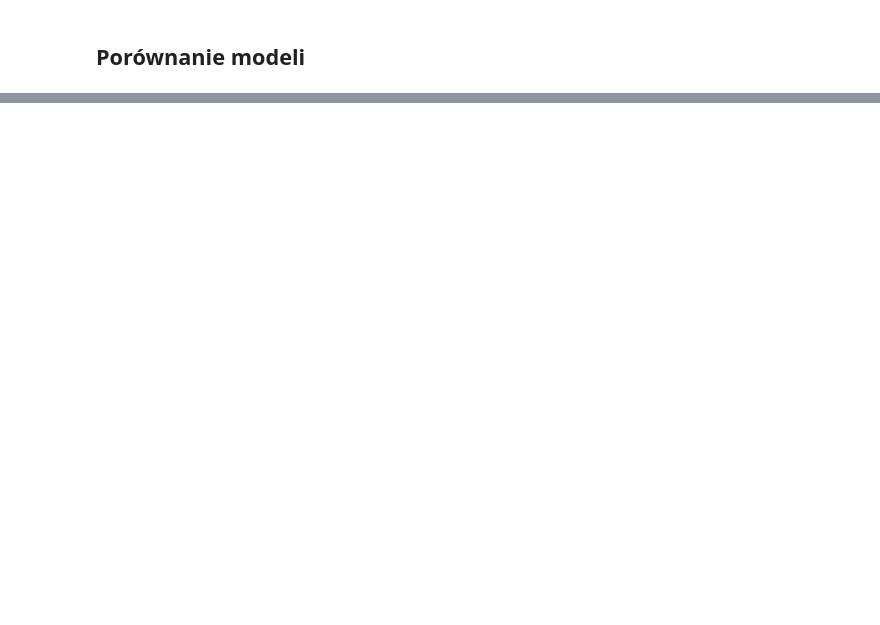
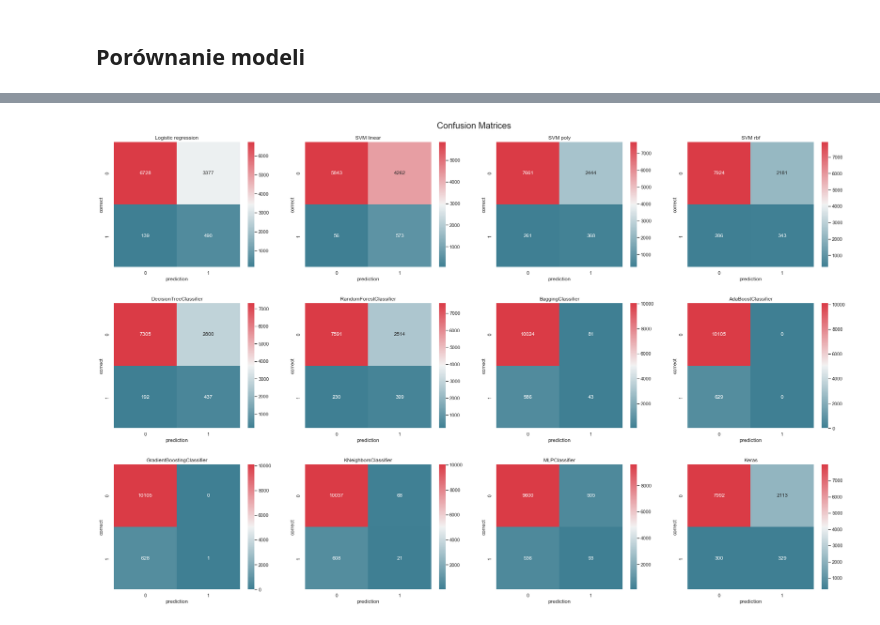
Before and after one commit to j-piasecki/psi_projekt, a Jupyter notebook: projekt.ipynb, the cells around one changed output, grey strips where cells are left out. Cells and saved outputs as stored; diff of their text form; code cells hidden in the pictures; blank space fills up the shorter version.

```diff
--- a/projekt.ipynb
+++ b/projekt.ipynb
@@ -815,7 +803,7 @@ roc_auc = []
 for name, model in models:
     pred = model.predict(X_test)
     if name == 'Keras':
-        pred = [round(x[0]) for x in keras_model.predict(X_test)]
+        pred = [round(x[0]) for x in model.predict(X_test)]
     precision.append(metrics.precision_score(y_test, pred))
     recall.append(metrics.recall_score(y_test, pred))
     f1.append( metrics.f1_score(y_test, pred))
@@ -849,0 +838,26 @@ df
+# %%
+from sklearn.metrics import confusion_matrix
+
+fig, axs = plt.subplots(3, 4, figsize=(25,16))
+
+i = 0
+
+for name, model in models:
+  pred = model.predict(X_test)
+  if name == 'Keras':
+      pred = [round(x[0]) for x in model.predict(X_test)]
+
+  cm = confusion_matrix(y_test, pred)
+  sns.heatmap(cm, annot=True, cmap=cmap, fmt='.0f', ax=axs[i // 4, i % 4])
+  axs[i // 4, i % 4].set_title(name)
+  i += 1
+
+for ax in axs.flat:
+    ax.set(xlabel='prediction', ylabel='correct')
+    ax.label_outer()
+
+fig.tight_layout(pad=3.0)
+fig.suptitle('Confusion Matrices', fontsize=20, verticalalignment='bottom')
+fig.show()
+# %% [output]
+[figure, added]
```
Also changed, not shown: parts of 54 cells of this notebook.
